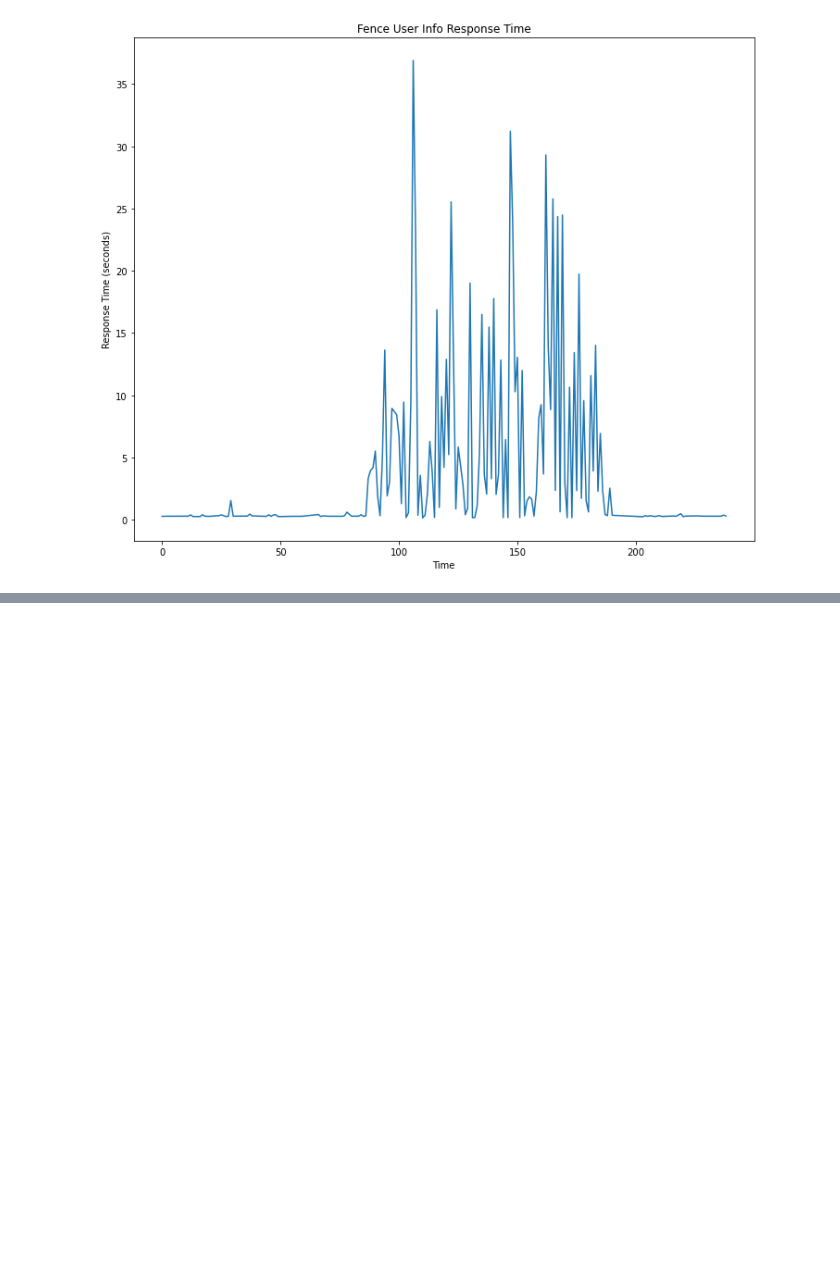
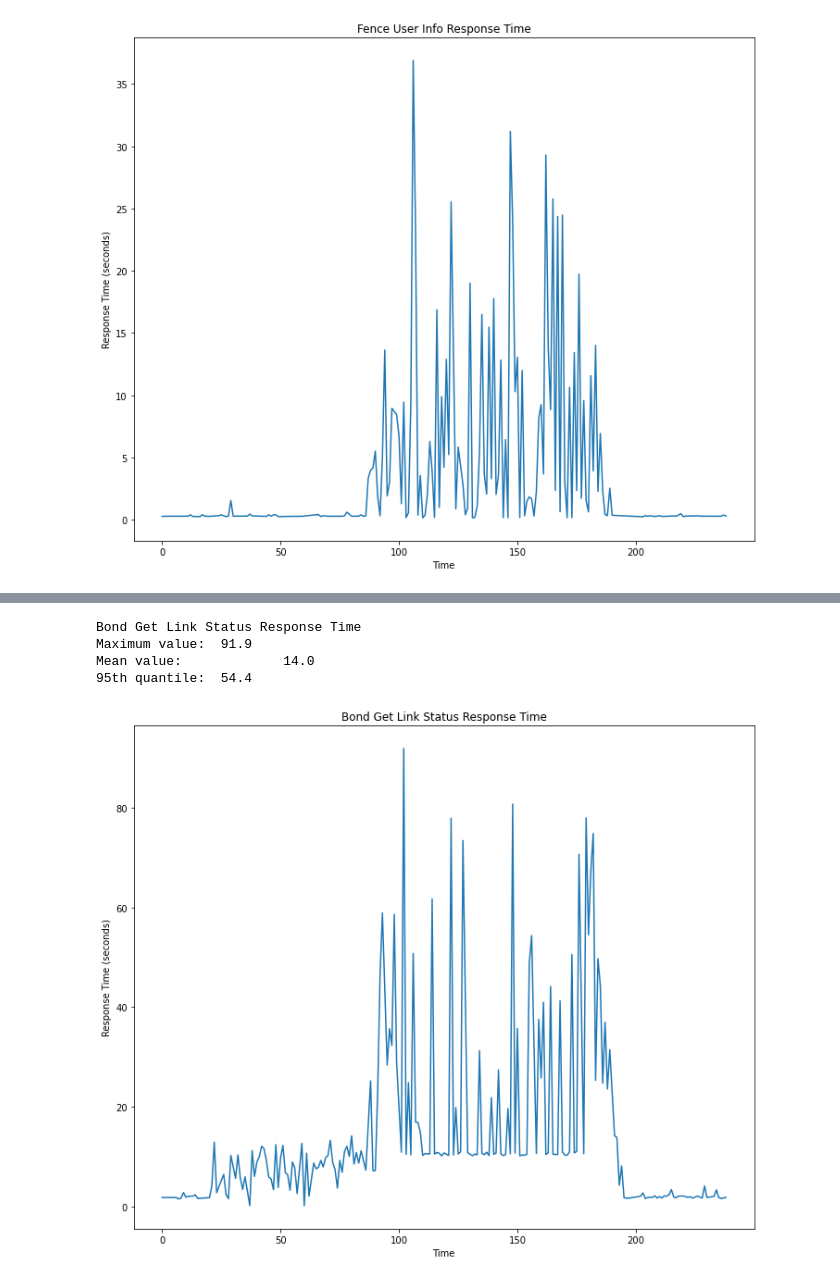
Before and after one commit to mbaumann-broad/terra-worfklow-scale-test-tools, a Jupyter notebook: notebooks/graph_response_time_data.ipynb, the cells around one changed output, grey strips where cells are left out. Saved outputs shown, nothing was run; the diff lists cells and outputs as text; code cells hidden in the pictures; blank space fills up the shorter version.

```diff
--- a/notebooks/graph_response_time_data.ipynb
+++ b/notebooks/graph_response_time_data.ipynb
@@ -74,3 +83,12 @@ def display_fence_user_info_response_times(input_filename: str) -> None:
+# %%
+def display_bond_get_link_status_response_times(input_filename: str) -> None:
+    graph_title = "Bond Get Link Status Response Time"
+    timestamp_columnname = "bond_get_link_status.start_time"
+    response_time_columname = "bond_get_link_status.response_duration"
+
+    displayer = ResponseTimeDisplayMethods(input_filename, timestamp_columnname,
+                                           response_time_columname, graph_title )
+    displayer.display_response_times()
 # %%
 display_martha_response_times(f"{MONITORING_DATA_DIR}/martha_response_time_{MONITORING_DATA_TIMESTAMP}.csv")
 # %% [output]
@@ -89,0 +116,8 @@ Mean value:             3.3
+# %%
+display_bond_get_link_status_response_times(f"{MONITORING_DATA_DIR}/bond_external_idenity_response_times_{MONITORING_DATA_TIMESTAMP}.csv")
+# %% [output]
+Bond Get Link Status Response Time
+Maximum value:  91.9
+Mean value:             14.0
+95th quantile:  54.4
+[figure, added]
```
Also changed, not shown: parts of 2 cells of this notebook.
